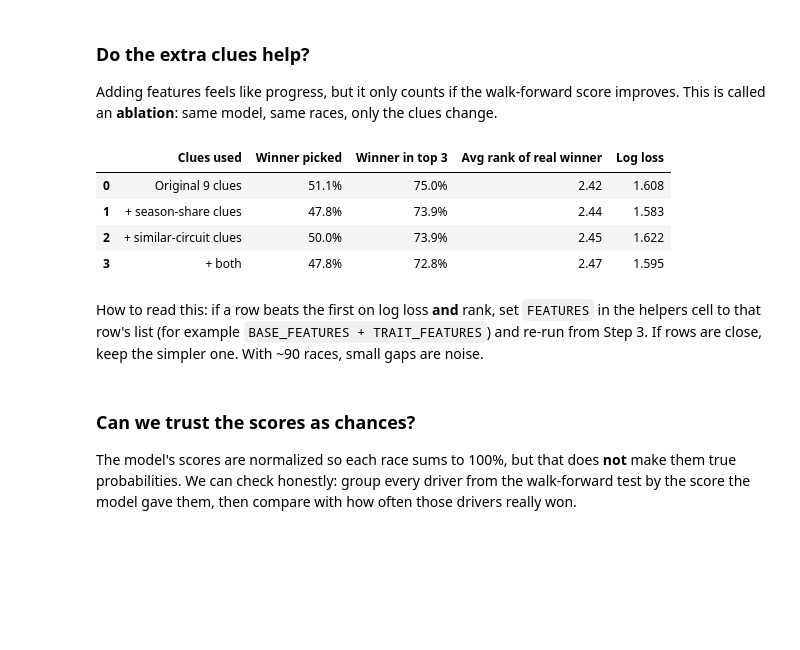
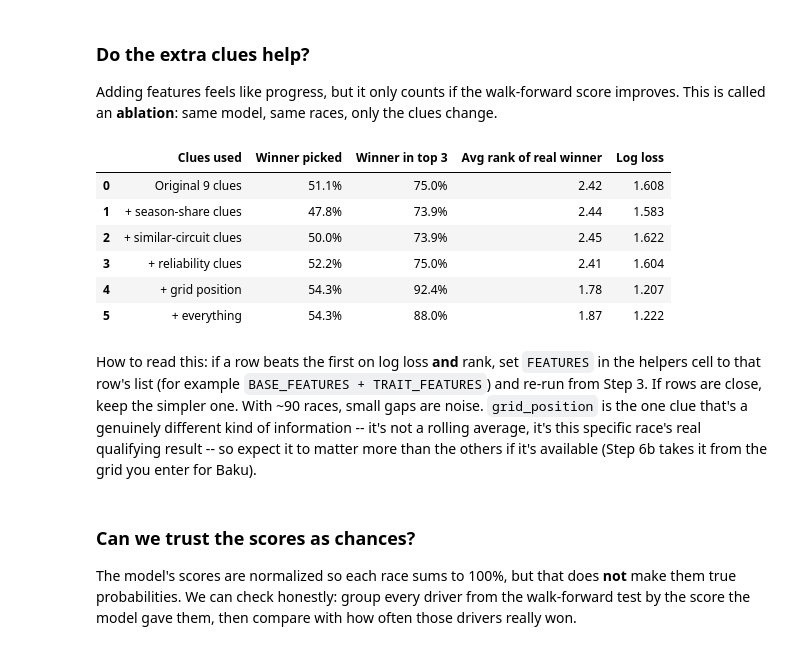
Before and after one commit to samcurryokee/f1_Prediction_Model, a Jupyter notebook: Baku_ML_Prediction_Model.ipynb, the cells around one changed output. Drawn from its saved outputs; the diff is of its cells as text; code cells hidden in the pictures; blank space fills up the shorter version.

```diff
--- a/Baku_ML_Prediction_Model (1).ipynb
+++ b/Baku_ML_Prediction_Model.ipynb
@@ -174,11 +174,19 @@ EXTRA_FEATURES = ['driver_season_share', 'team_season_share']   # optional, test
 TRAIT_NAMES = ['street', 'corners', 'power']
 TRAIT_FEATURES = ([f'driver_same_{t}_finish_5' for t in TRAIT_NAMES] +
                   [f'team_same_{t}_points_5' for t in TRAIT_NAMES])   # optional, tested in Step 5
-ALL_FEATURES = BASE_FEATURES + EXTRA_FEATURES + TRAIT_FEATURES
+RELIABILITY_FEATURES = ['driver_dnf_rate_5', 'team_dnf_rate_5']       # optional, tested in Step 5
+GRID_FEATURES = ['grid_position']   # optional, tested in Step 5; needs real qualifying results (Step 6b)
+ALL_FEATURES = BASE_FEATURES + EXTRA_FEATURES + TRAIT_FEATURES + RELIABILITY_FEATURES
 FEATURES = BASE_FEATURES        # the feature set the model actually uses
 
 def avg(records, column):
     return float(np.mean([r[column] for r in records])) if records else np.nan
+
+def is_dnf(status):
+    # Ergast's 'status' field: 'Finished' or '+N Lap(s)' means classified/finished (even if lapped);
+    # anything else (Retired, Accident, Engine, Collision, Disqualified, ...) counts as a DNF.
+    s = str(status)
+    return not (s == 'Finished' or s.startswith('+'))
 
 class FormTracker:
     # Remembers recent form. Ask for features() BEFORE a race, call update() AFTER it,
@@ -214,6 +222,7 @@ class FormTracker:
         tags = self.circuit_tags(circuit)
         values += [avg(self.driver_type[(driver, (n, tags[n]))], 'finish') if n in tags else np.nan for n in TRAIT_NAMES]
         values += [avg(self.team_type[(team, (n, tags[n]))], 'points') if n in tags else np.nan for n in TRAIT_NAMES]
+        values += [avg(d, 'dnf'), avg(t, 'dnf')]
         return dict(zip(ALL_FEATURES, values))
 
     def update(self, race):
@@ -223,7 +232,7 @@ class FormTracker:
             self.driver_pts.clear(); self.team_pts.clear()
         for r in race.itertuples():
             record = dict(finish=float(r.position), points=float(r.points),
-                          win=int(r.position == 1), podium=int(r.position <= 3))
+                          win=int(r.position == 1), podium=int(r.position <= 3), dnf=int(is_dnf(r.status)))
             self.driver[r.driverId].append(record)
             self.circuit[(r.driverId, r.circuitId)].append(record)
             self.driver_pts[r.driverId] += float(r.points)
@@ -235,7 +244,8 @@ class FormTracker:
                 self.driver_type[(r.driverId, key)].append(dict(finish=float(r.position)))
         for team, team_race in race.groupby('constructorId'):
             self.team[team].append(dict(points=float(team_race.points.sum()),
-                                        win=int(team_race.position.eq(1).any())))
+                                        win=int(team_race.position.eq(1).any()),
+                                        dnf=float(team_race.status.map(is_dnf).mean())))
             for key in keys:
                 self.team_type[(team, key)].append(dict(points=float(team_race.points.sum())))
 
@@ -249,7 +259,8 @@ def build_training_table(history):
                 'season': int(season), 'round': int(rnd),
                 'race_id': f'{season}-{rnd}', 'raceName': r.raceName,
                 'circuitId': r.circuitId, 'driverId': r.driverId,
-                'driver': f'{r.givenName} {r.familyName}', 'won': int(r.position == 1), 'top10': int(r.position <= 10)})
+                'driver': f'{r.givenName} {r.familyName}', 'won': int(r.position == 1), 'top10': int(r.position <= 10),
+                'grid_position': float(r.grid) if pd.notna(r.grid) and r.grid > 0 else np.nan})
         tracker.update(race)
     data = pd.DataFrame(rows)
     return data.loc[data.season > START_YEAR].copy(), tracker
@@ -721,24 +737,28 @@ Adding features feels like progress, but it only counts if the walk-forward scor
 # %%
 feature_sets = {'Original 9 clues': BASE_FEATURES,
                 '+ season-share clues': BASE_FEATURES + EXTRA_FEATURES,
                 '+ similar-circuit clues': BASE_FEATURES + TRAIT_FEATURES,
-                '+ both': BASE_FEATURES + EXTRA_FEATURES + TRAIT_FEATURES}
+                '+ reliability clues': BASE_FEATURES + RELIABILITY_FEATURES,
+                '+ grid position': BASE_FEATURES + GRID_FEATURES,
+                '+ everything': BASE_FEATURES + EXTRA_FEATURES + TRAIT_FEATURES + RELIABILITY_FEATURES + GRID_FEATURES}
 rows = []
 for name, cols in feature_sets.items():
     pr = race_results(walk_forward(data, cols), with_logloss=True)
     rows.append({'Clues used': name, 'Winner picked': f'{pr.top1.mean():.1%}',
                  'Winner in top 3': f'{pr.top3.mean():.1%}',
                  'Avg rank of real winner': f'{pr.winner_rank.mean():.2f}',
                  'Log loss': f'{pr.logloss.mean():.3f}'})
 display(pd.DataFrame(rows))
 # %% [output]
 |  | Clues used | Winner picked | Winner in top 3 | Avg rank of real winner | Log loss |
 | 0 | Original 9 clues | 51.1% | 75.0% | 2.42 | 1.608 |
 | 1 | + season-share clues | 47.8% | 73.9% | 2.44 | 1.583 |
 | 2 | + similar-circuit clues | 50.0% | 73.9% | 2.45 | 1.622 |
-| 3 | + both | 47.8% | 72.8% | 2.47 | 1.595 |
+| 3 | + reliability clues | 52.2% | 75.0% | 2.41 | 1.604 |
+| 4 | + grid position | 54.3% | 92.4% | 1.78 | 1.207 |
+| 5 | + everything | 54.3% | 88.0% | 1.87 | 1.222 |
 # %% [markdown]
-How to read this: if a row beats the first on log loss **and** rank, set `FEATURES` in the helpers cell to that row's list (for example `BASE_FEATURES + TRAIT_FEATURES`) and re-run from Step 3. If rows are close, keep the simpler one. With ~90 races, small gaps are noise.
+How to read this: if a row beats the first on log loss **and** rank, set `FEATURES` in the helpers cell to that row's list (for example `BASE_FEATURES + TRAIT_FEATURES`) and re-run from Step 3. If rows are close, keep the simpler one. With ~90 races, small gaps are noise. `grid_position` is the one clue that's a genuinely different kind of information -- it's not a rolling average, it's this specific race's real qualifying result -- so expect it to matter more than the others if it's available (Step 6b takes it from the grid you enter for Baku).
 # %% [markdown]
 ### Can we trust the scores as chances?
 The model's scores are normalized so each race sums to 100%, but that does **not** make them true probabilities. We can check honestly: group every driver from the walk-forward test by the score the model gave them, then compare with how often those drivers really won.
```
Also changed, not shown: parts of 13 cells of this notebook, 3 other files.
